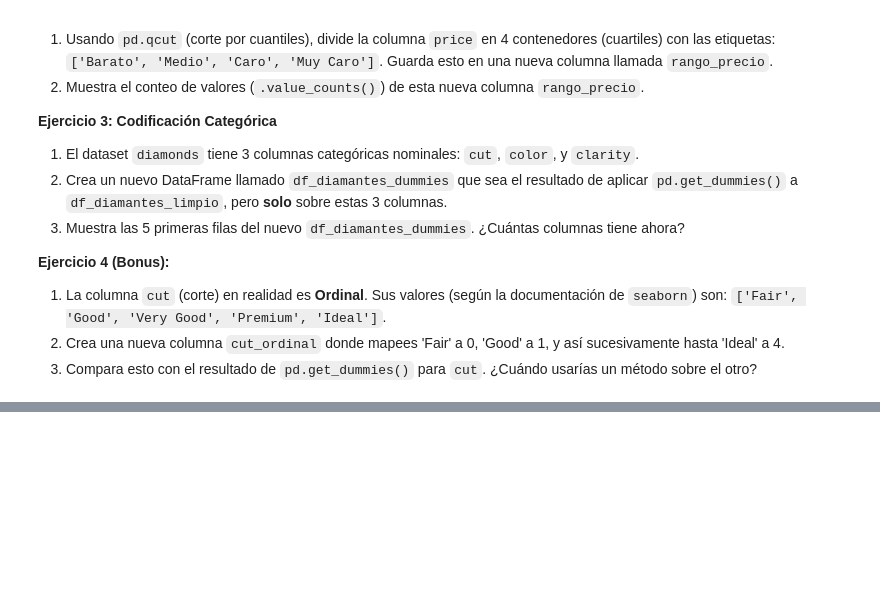
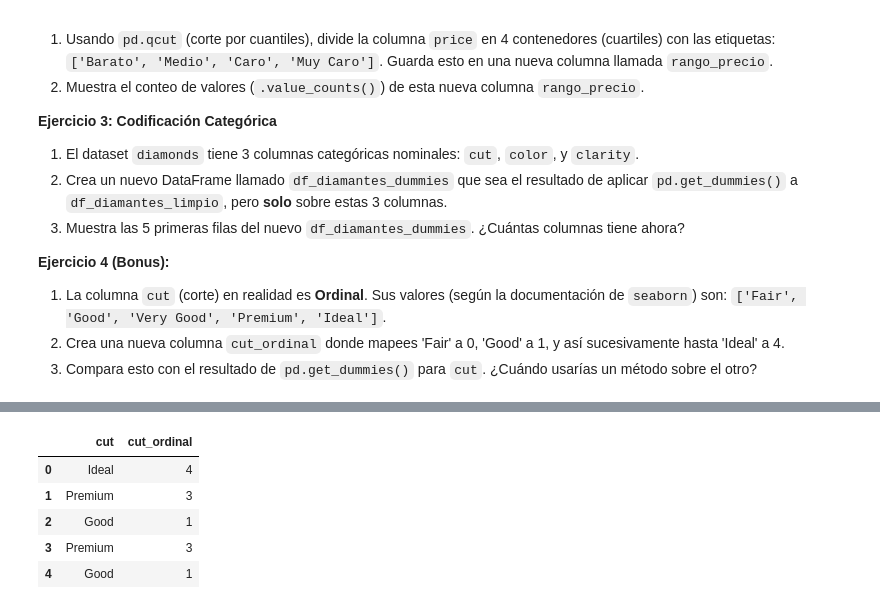
Before and after one commit to jmrodriguez2552/CEDAPY_25_26, a Jupyter notebook: ANALISIS_DATOS_PYTHON/NOTEBOOKS/5101_UT-3_Limpieza_y_estandarizacion.ipynb, the cells around one changed output, grey strips where cells are left out. Saved outputs shown, nothing was run; the diff lists cells and outputs as text; code cells hidden in the pictures; blank space fills up the shorter version.

```diff
--- a/ANALISIS_DATOS_PYTHON/NOTEBOOKS/5101_UT-3_Limpieza_y_estandarizacion.ipynb
+++ b/ANALISIS_DATOS_PYTHON/NOTEBOOKS/5101_UT-3_Limpieza_y_estandarizacion.ipynb
@@ -673,0 +765,12 @@ df_final.head()
+# %%
+map_cut = {'Fair': 0, 'Good': 1, 'Very Good': 2, 'Premium': 3, 'Ideal': 4}
+df_diamantes_limpio['cut_ordinal'] = df_diamantes_limpio['cut'].map(map_cut)
+
+df_diamantes_limpio[['cut', 'cut_ordinal']].head()
+# %% [output]
+|  | cut | cut_ordinal |
+| 0 | Ideal | 4 |
+| 1 | Premium | 3 |
+| 2 | Good | 1 |
+| 3 | Premium | 3 |
+| 4 | Good | 1 |
```
Also changed, not shown: parts of 8 cells of this notebook.
